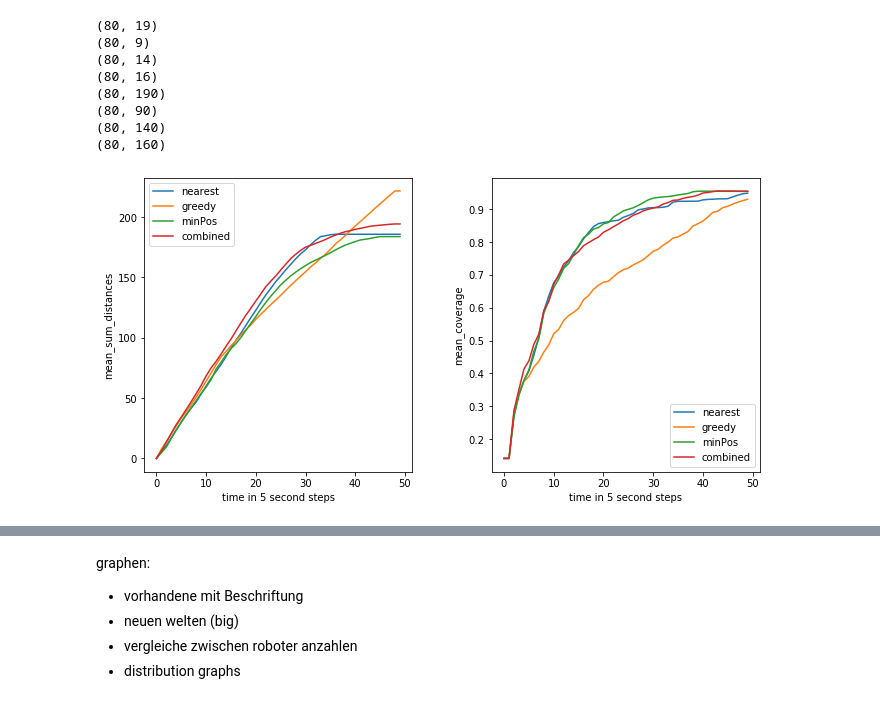
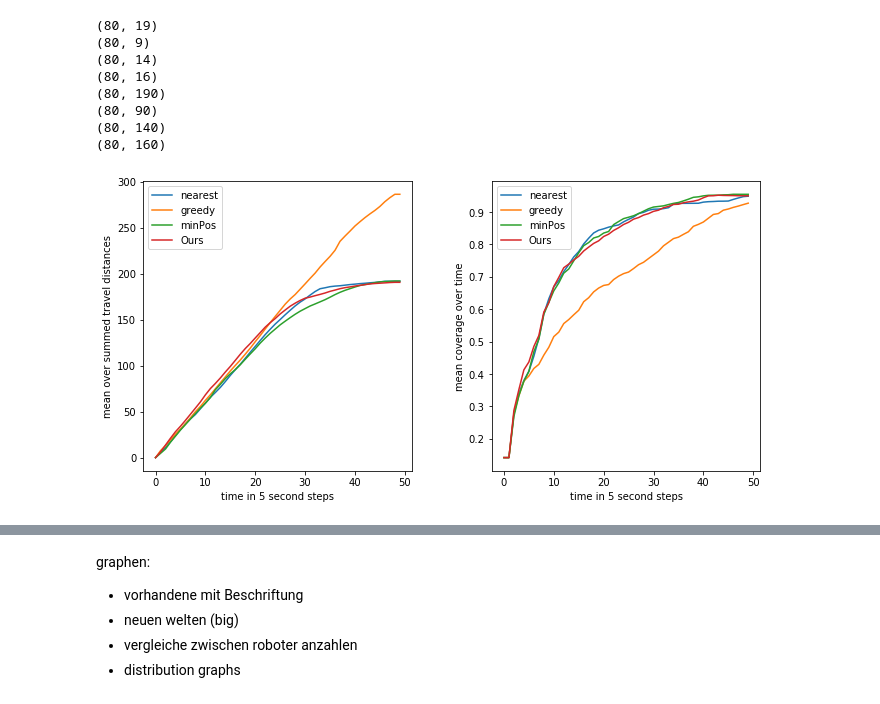
Before and after one commit to Icheler/coExplore, a Jupyter notebook: evaluation.ipynb, the cells around one changed output, grey strips where cells are left out. Cells and saved outputs as stored; diff of their text form; code cells hidden in the pictures.

```diff
--- a/evaluation.ipynb
+++ b/evaluation.ipynb
@@ -867,19 +867,19 @@ print(greedy_distance_plottable_5.shape)
 print(minPos_distance_plottable_5.shape)
 print(combined_distance_plottable_5.shape)
 
-nearest_mean_5= np.mean(nearest_coverage_plottable_5[:70,1:10], axis=1)
-greedy_mean_5= np.mean(greedy_coverage_plottable_5[:70,1:10], axis=1)
-minPos_mean_5= np.mean(minPos_coverage_plottable_5[:70,1:10], axis=1)
-combined_mean_5= np.mean(combined_coverage_plottable_5[:70,1:10], axis=1)
+nearest_mean_5= np.mean(nearest_coverage_plottable_5[:70,1:11], axis=1)
+greedy_mean_5= np.mean(greedy_coverage_plottable_5[:70,1:11], axis=1)
+minPos_mean_5= np.mean(minPos_coverage_plottable_5[:70,1:11], axis=1)
+combined_mean_5= np.mean(combined_coverage_plottable_5[:70,1:11], axis=1)
 
 nearest_distances_5, nearest_counting_5, nearest_distances_5_sum, nearest_counting_5_sum = matrix_splice(nearest_distance_plottable_5, 5)
 greedy_distances_5, greedy_counting_5, greedy_distances_5_sum, greedy_counting_5_sum = matrix_splice(greedy_distance_plottable_5, 5)
 minPos_distances_5, minPos_counting_5, minPos_distances_5_sum, minPos_counting_5_sum = matrix_splice(minPos_distance_plottable_5, 5)
 combined_distances_5, combined_counting_5, combined_distances_5_sum, combined_counting_5_sum = matrix_splice(combined_distance_plottable_5, 5)
-nearest_distances_5_sum_mean = np.mean(nearest_distances_5_sum[:, 1:10], axis=1)
-greedy_distances_5_sum_mean = np.mean(greedy_distances_5_sum[:, 1:10], axis=1)
-minPos_distances_5_sum_mean = np.mean(minPos_distances_5_sum[:, 1:10], axis=1)
-combined_distances_5_sum_mean = np.mean(combined_distances_5_sum[:, 1:10], axis=1)
+nearest_distances_5_sum_mean = np.mean(nearest_distances_5_sum[:, 1:11], axis=1)
+greedy_distances_5_sum_mean = np.mean(greedy_distances_5_sum[:, 1:11], axis=1)
+minPos_distances_5_sum_mean = np.mean(minPos_distances_5_sum[:, 1:11], axis=1)
+combined_distances_5_sum_mean = np.mean(combined_distances_5_sum[:, 1:11], axis=1)
 nearest_counting_5_sum_mean = np.mean(nearest_counting_5_sum[:, 1:10], axis=1)
 greedy_counting_5_sum_mean = np.mean(greedy_counting_5_sum[:, 1:10], axis=1)
 minPos_counting_5_sum_mean = np.mean(minPos_counting_5_sum[:, 1:10], axis=1)
@@ -920,24 +920,25 @@ combined_counting_5_median = np.median(combined_counting_5[:, 1:10], axis=1)
 # %%
 fig, (ax1, ax3) = plt.subplots(1, 2)
 ax1.plot(nearest_distances_5_sum_mean[:50], label='nearest')
 ax1.plot(greedy_distances_5_sum_mean[:50], label='greedy')
 ax1.plot(minPos_distances_5_sum_mean[:50], label='minPos')
-ax1.plot(combined_distances_5_sum_mean[:50], label='combined')
-ax1.set_ylabel('mean_sum_distances')
+ax1.plot(combined_distances_5_sum_mean[:50], label='Ours')
+ax1.set_ylabel('mean over summed travel distances')
 ax1.set_xlabel('time in 5 second steps')
 ax1.legend()
 ax3.plot(nearest_mean_5[:50], label='nearest')
 ax3.plot(greedy_mean_5[:50], label='greedy')
 ax3.plot(minPos_mean_5[:50], label='minPos')
-ax3.plot(combined_mean_5[:50], label='combined')
-ax3.set_ylabel('mean_coverage')
+ax3.plot(combined_mean_5[:50], label='Ours')
+ax3.set_ylabel('mean coverage over time')
 ax3.set_xlabel('time in 5 second steps')
 ax3.legend()
 fig.tight_layout()
 fig.set_size_inches(10, 5)
+fig.savefig('test.svg')
 plt.show()
 # %% [output]
-[figure, old version]
+[figure, new version]
 # %%
 try:
     os.chdir('../../map_3/coverage/2')
```
Also changed, not shown: parts of 26 cells of this notebook, 4 other files.
